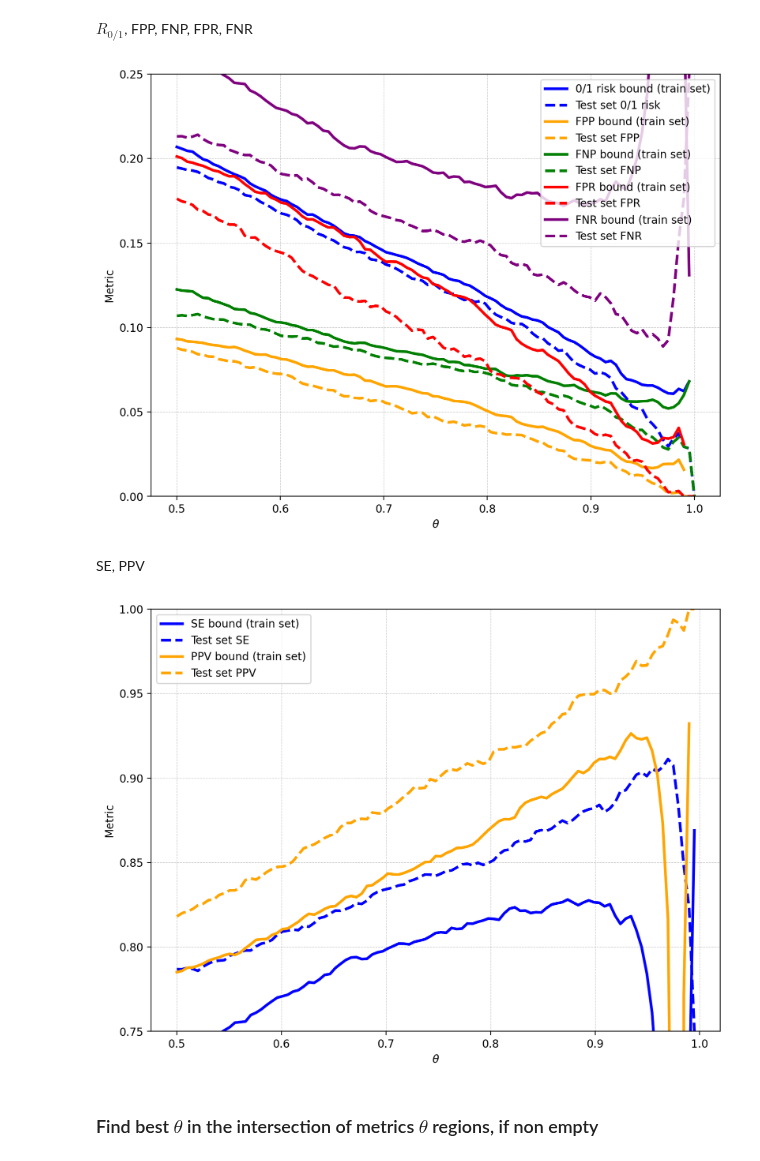
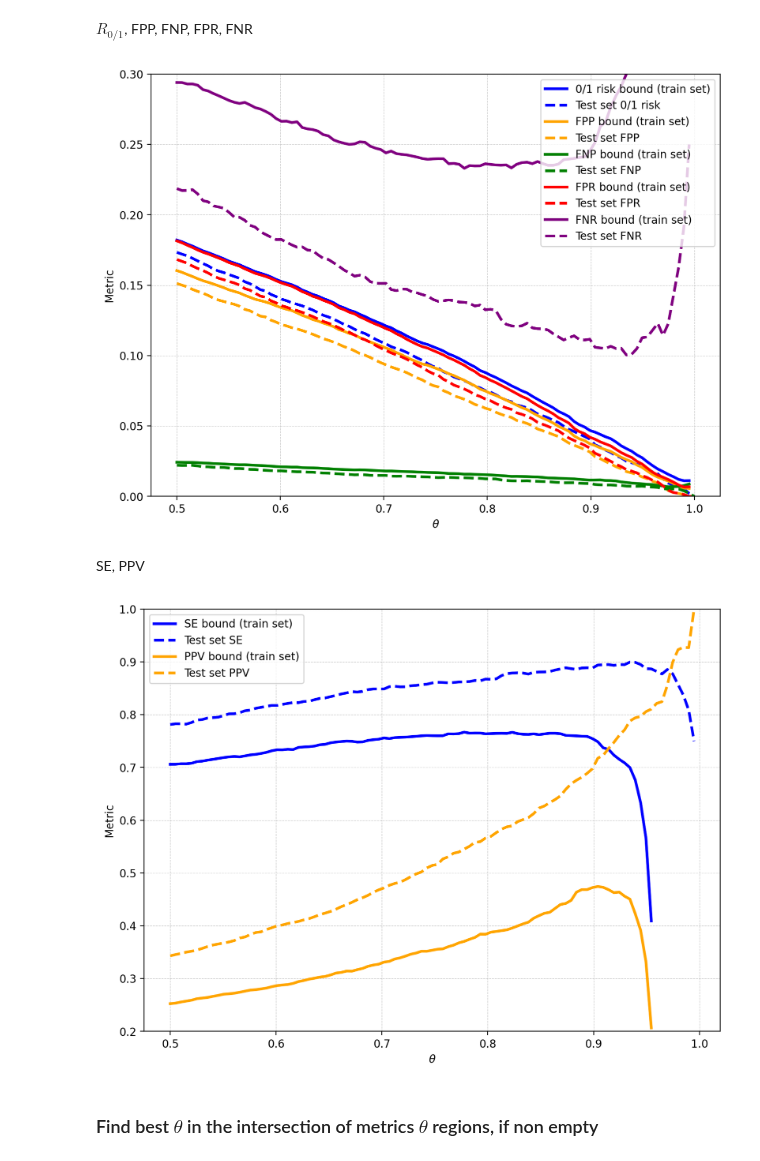
Before and after one commit to EmilienJemelen/selective-classification, a Jupyter notebook: experiments/CIFAR2/joint_control.ipynb, the cells around one changed output. Drawn from its saved outputs; the diff is of its cells as text; code cells hidden in the pictures.

```diff
--- a/experiments/CIFAR2/joint_control.ipynb
+++ b/experiments/CIFAR2/joint_control.ipynb
@@ -54,6 +53,6 @@ sgr_df.head()
 # %%
-balance = 1/2
-sgr_df = generate_imbalanced_datasets(sgr_df, [balance])[0].sample(frac=1, random_state=42)
+balance = None
+sgr_df = generate_imbalanced_datasets(sgr_df, [balance])[0].sample(frac=1, random_state=0)
 # %%
 delta = 0.001
 # %%
@@ -79,35 +78,35 @@ label_map = {
     'FN': 'FNP',
     'FPR': 'FPR',
     'FNR': 'FNR'
 }
 
 plt.figure(figsize=(8, 6))
 
 for metric in ['standard', 'FP', 'FN', 'FPR', 'FNR']:
     color = color_map[metric]
 
     thetas, bounds = bound_evo_w_theta(metric, train_set, delta, steps=100)
     plt.plot(thetas, bounds, color=color, label=label_map[metric]+' bound (train set)', linewidth=2.5)
 
     emp_metrics = []
     for theta in thetas:
         try:
             selected_set = test_set.loc[test_set.kappa >= theta].copy()
             emp_metrics.append(emp_metric(selected_set, metric=metric))
         except ValueError:
             emp_metrics.append(np.nan)
 
     plt.plot(thetas, emp_metrics, linestyle='--', color=color, label='Test set ' + label_map[metric], linewidth=2.5)
 
-plt.ylim(0, 0.25)
+plt.ylim(0, 0.3)
 plt.tight_layout()
 plt.xlabel(r'$\theta$')
 plt.ylabel('Metric')
 plt.legend()
 plt.grid(True, which='both', linestyle='--', linewidth=0.5, alpha=0.7)
 plt.show()
 # %% [output]
-[figure, old version]
+[figure, new version]
 # %% [markdown]
 SE, PPV
 # %%
@@ -135,7 +134,7 @@ for metric in ['SE', 'PPV']:
 
     plt.plot(thetas, emp_metrics, linestyle='--', color=color, label='Test set ' + metric, linewidth=2.5)
 
-plt.ylim(0.75, 1)
+plt.ylim(0.2, 1)
 plt.tight_layout()
 plt.xlabel(r'$\theta$')
 plt.ylabel('Metric')
@@ -143,7 +142,7 @@ plt.legend()
 plt.grid(True, which='both', linestyle='--', linewidth=0.5, alpha=0.7)
 plt.show()
 # %% [output]
-[figure, old version]
+[figure, new version]
 # %% [markdown]
 ### Find best $\theta$ in the intersection of metrics $\theta$ regions, if non empty
 # %%
```
Also changed, not shown: parts of 3 cells of this notebook, 3 other files.
